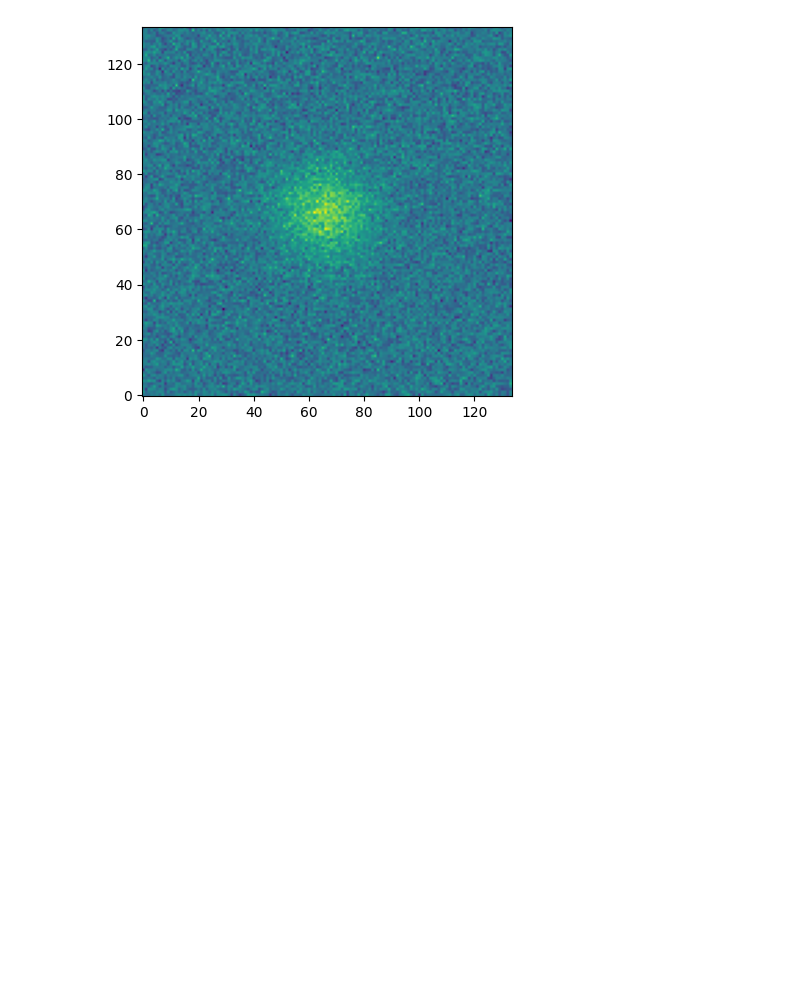
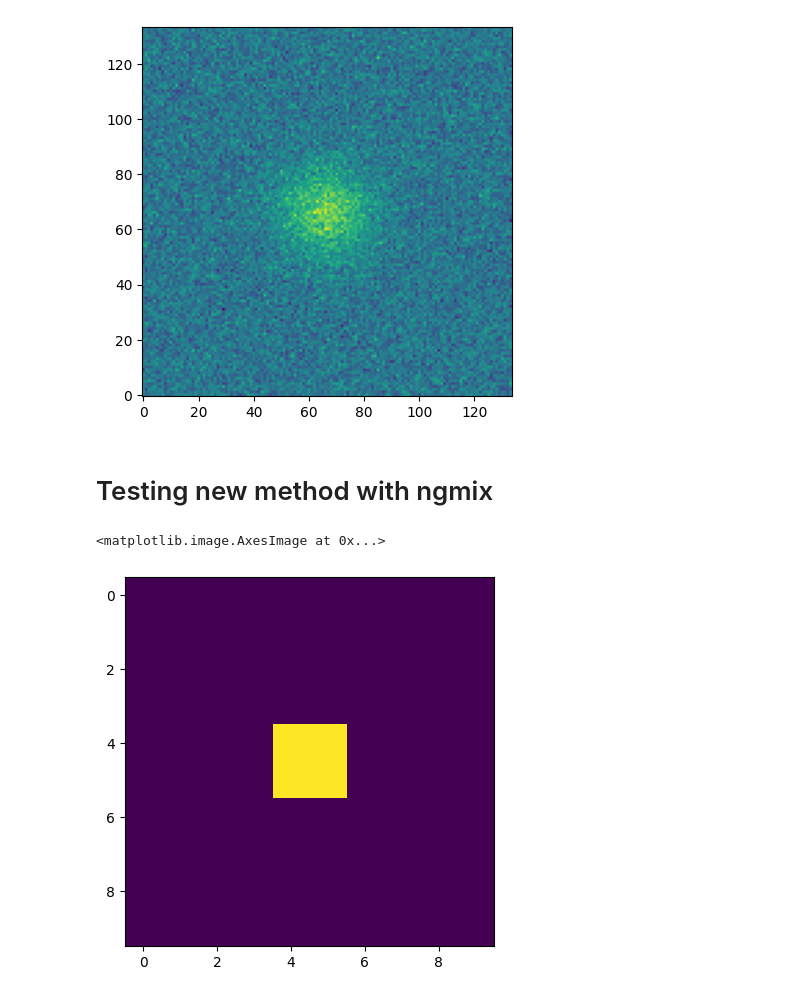
Before and after one commit to xoubish/superNISP, a Jupyter notebook: code/ellipticity.ipynb, the cells around one changed output. Saved outputs shown, nothing was run; the diff lists cells and outputs as text; code cells hidden in the pictures; blank space fills up the shorter version.

Commit message:
Ngmix ellipticity test working in ellipticity.ipynb

```diff
--- a/code/galsim_size.ipynb
+++ b/code/ellipticity.ipynb
@@ -157,3 +157,5 @@ axs[1, 1].set_ylabel("g2 (high-res)")
 
 plt.tight_layout()
 plt.show()
+# %% [markdown]
+# Testing new method with ngmix
@@ -159,0 +167,23 @@ plt.show()
+# %%
+def generate_gaussian_kernel(size, sigma):
+    """
+    Generates a 2D Gaussian kernel using NumPy.
+
+    Args:
+        size (int): The size of the kernel (e.g., 10 for a 10x10 kernel).
+        sigma (float): The standard deviation of the Gaussian distribution.
+
+    Returns:
+        numpy.ndarray: The 2D Gaussian kernel.
+    """
+    ax = np.linspace(-(size - 1) / 2., (size - 1) / 2., size)
+    gauss = np.exp(-0.5 * np.square(ax) / np.square(sigma))
+    kernel = np.outer(gauss, gauss)
+    return kernel / np.sum(kernel)
+
+# Generate a 10x10 Gaussian kernel with sigma = 1.0
+gaussian10 = generate_gaussian_kernel(10, .1)
+plt.imshow(gaussian10)
+# %% [output]
+<matplotlib.image.AxesImage at 0x...>
+[figure, added]
```
Also changed, not shown: parts of 3 cells of this notebook.
